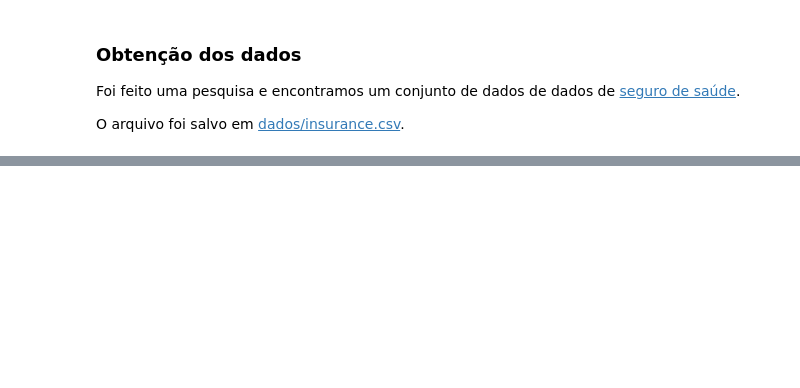
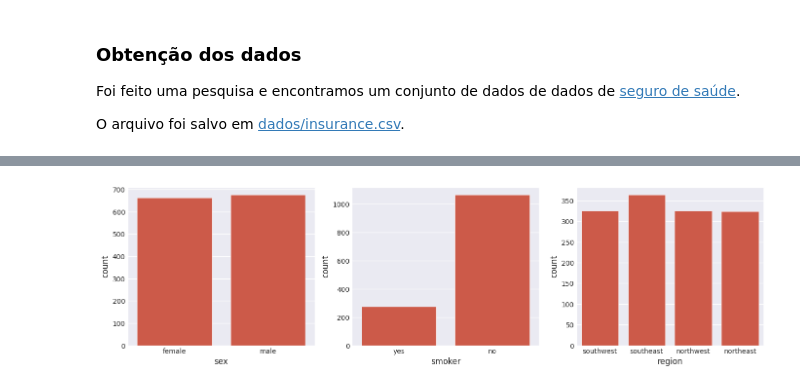
Before and after one commit to willsilvano/tech-challenges-post-tech-fiap, a Jupyter notebook: fase-01/tech-challenge-01.ipynb, the cells around one changed output, grey strips where cells are left out. Cells and saved outputs as stored; diff of their text form; code cells hidden in the pictures; blank space fills up the shorter version.

```diff
--- a/fase-01/tech-challenge-01.ipynb
+++ b/fase-01/tech-challenge-01.ipynb
@@ -23,7 +23,7 @@ import pandas as pd
 import numpy as np
 
 # Para treinamento dos modelos
-from sklearn.linear_model import LogisticRegression
+from sklearn.linear_model import LogisticRegression, LinearRegression
 from sklearn.tree import DecisionTreeRegressor
 from sklearn.ensemble import RandomForestRegressor
 from sklearn.model_selection import train_test_split
@@ -34,6 +34,14 @@ from sklearn.metrics import root_mean_squared_error, mean_absolute_error, r2_sco
 # Para visualização
 import seaborn as sns
 import matplotlib.pyplot as plt
+
+# Para transformação dos dados
+from sklearn.preprocessing import LabelEncoder, OneHotEncoder
+
+# Define configurações dos gráficos
+
+plt.style.use('ggplot')
+sns.set_style('darkgrid')
 # %% [markdown]
 ### Obtenção dos dados
 
@@ -42,0 +63,6 @@ O arquivo foi salvo em [dados/insurance.csv](dados/insurance.csv).
+# %%
+# Carrega os dados
+df = pd.read_csv('dados/insurance.csv')
+
+# Lista das primeiras linhas
+df.head()
@@ -42,0 +141,16 @@ O arquivo foi salvo em [dados/insurance.csv](dados/insurance.csv).
+# %%
+# Analise dos campos quantitativos
+plt.figure(figsize=(15, 4))
+
+plt.subplot(1, 3, 1)
+sns.countplot(x='sex', data=df)
+
+plt.subplot(1, 3, 2)
+sns.countplot(x='smoker', data=df)
+
+plt.subplot(1, 3, 3)
+sns.countplot(x='region', data=df)
+
+plt.show()
+# %% [output]
+[figure, added]
```
Also changed, not shown: parts of 27 cells of this notebook.
